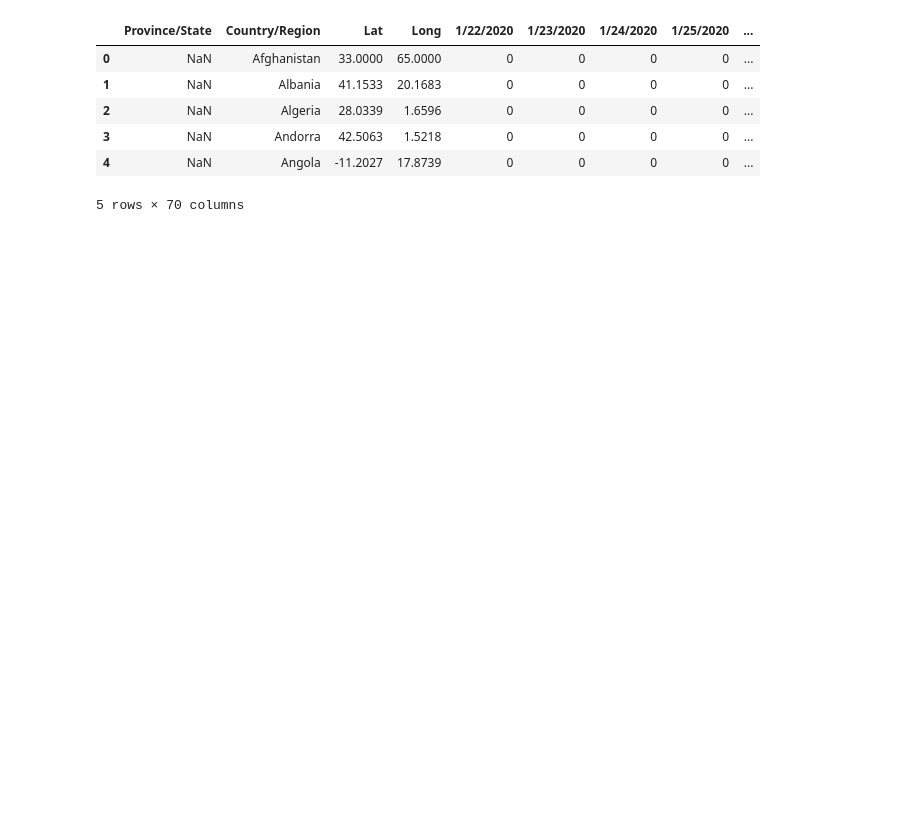
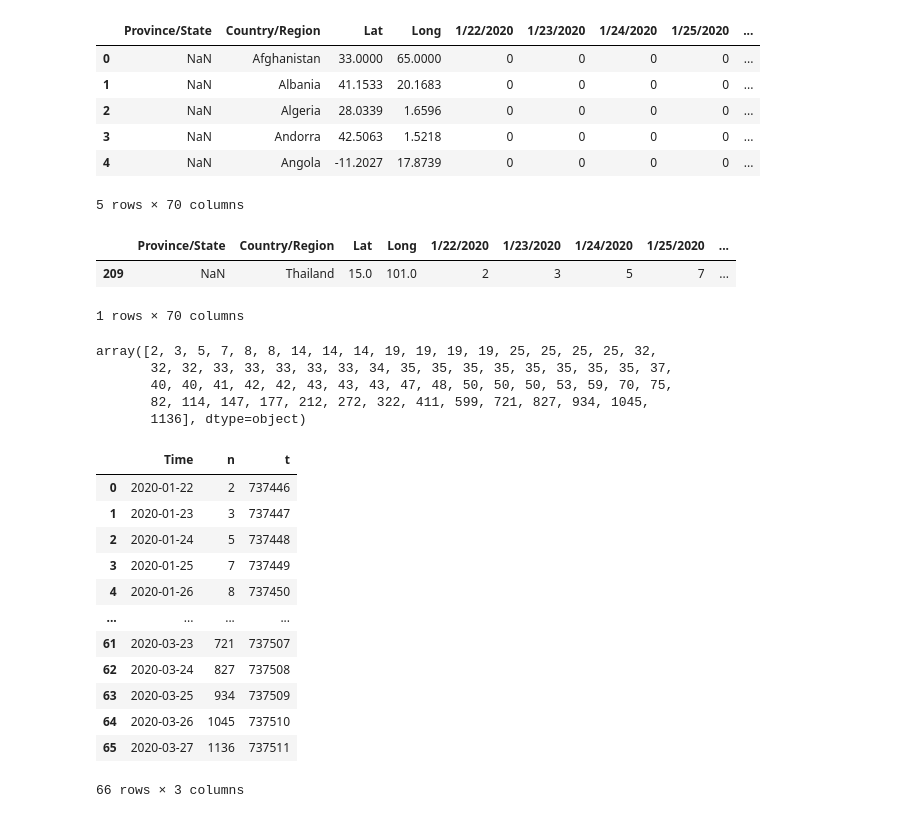
Before and after one commit to kate006naja/MachineLearningClassCode, a Jupyter notebook: project/Task 2 (Regression).ipynb, the cells around one changed output. Drawn from its saved outputs; the diff is of its cells as text; code cells hidden in the pictures; blank space fills up the shorter version.

```diff
--- a/project/Task 2 (Regression).ipynb
+++ b/project/Task 2 (Regression).ipynb
@@ -17,3 +17,34 @@ df.head()
 | 3 | NaN | Andorra | 42.5063 | 1.5218 | 0 | 0 | 0 | 0 | ... |
 | 4 | NaN | Angola | -11.2027 | 17.8739 | 0 | 0 | 0 | 0 | ... |
 5 rows × 70 columns
+# %%
+df = df[df['Country/Region'] == 'Thailand']
+df.head()
+# %% [output]
+|  | Province/State | Country/Region | Lat | Long | 1/22/2020 | 1/23/2020 | 1/24/2020 | 1/25/2020 | ... |
+| 209 | NaN | Thailand | 15.0 | 101.0 | 2 | 3 | 5 | 7 | ... |
+1 rows × 70 columns
+# %%
+df.values[0][4:]
+# %% [output]
+array([2, 3, 5, 7, 8, 8, 14, 14, 14, 19, 19, 19, 19, 25, 25, 25, 25, 32,
+       32, 32, 33, 33, 33, 33, 33, 34, 35, 35, 35, 35, 35, 35, 35, 35, 37,
+       40, 40, 41, 42, 42, 43, 43, 43, 47, 48, 50, 50, 50, 53, 59, 70, 75,
+       82, 114, 147, 177, 212, 272, 322, 411, 599, 721, 827, 934, 1045,
+       1136], dtype=object)
+# %%
+df
+# %% [output]
+|  | Time | n | t |
+| 0 | 2020-01-22 | 2 | 737446 |
+| 1 | 2020-01-23 | 3 | 737447 |
+| 2 | 2020-01-24 | 5 | 737448 |
+| 3 | 2020-01-25 | 7 | 737449 |
+| 4 | 2020-01-26 | 8 | 737450 |
+| ... | ... | ... | ... |
+| 61 | 2020-03-23 | 721 | 737507 |
+| 62 | 2020-03-24 | 827 | 737508 |
+| 63 | 2020-03-25 | 934 | 737509 |
+| 64 | 2020-03-26 | 1045 | 737510 |
+| 65 | 2020-03-27 | 1136 | 737511 |
+66 rows × 3 columns
```
Also changed, not shown: parts of 8 cells of this notebook.
